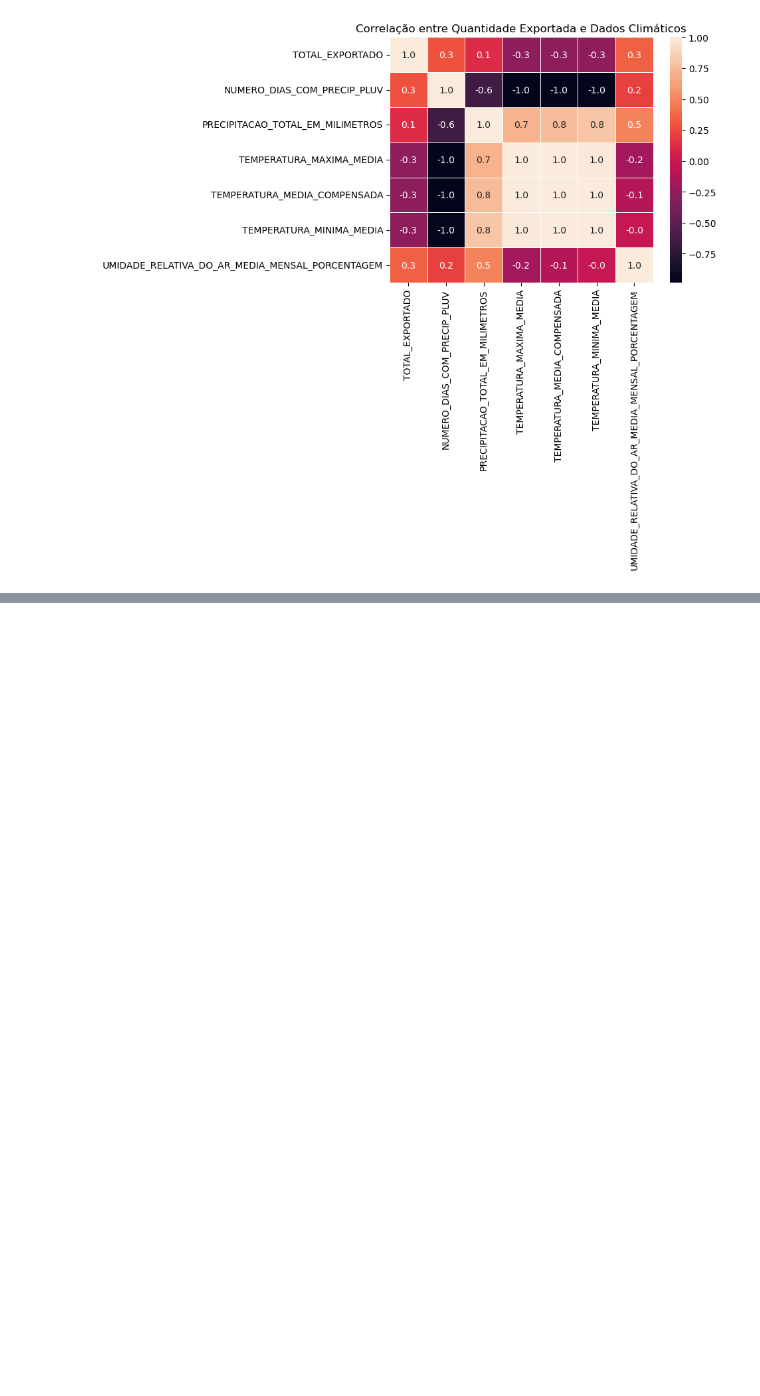
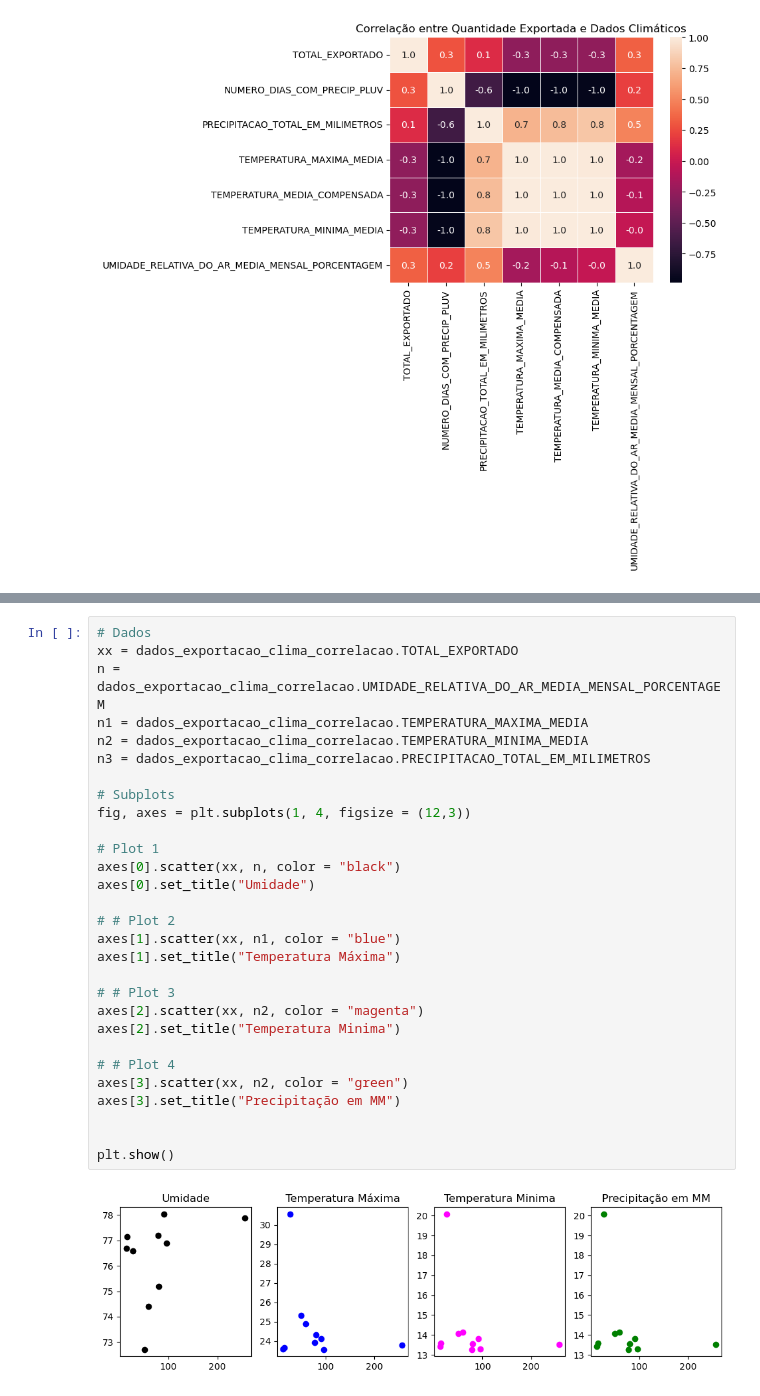
Before and after one commit to marcorc30/Tech_Challenge_fase1, a Jupyter notebook: dados_producao_clima.ipynb, the cells around one changed output, grey strips where cells are left out. Saved outputs shown, nothing was run; the diff lists cells and outputs as text; blank space fills up the shorter version.

```diff
--- a/dados_producao_clima.ipynb
+++ b/dados_producao_clima.ipynb
@@ -401,0 +491,31 @@ plt.show()
+# %%
+# Dados
+xx = dados_exportacao_clima_correlacao.TOTAL_EXPORTADO
+n = dados_exportacao_clima_correlacao.UMIDADE_RELATIVA_DO_AR_MEDIA_MENSAL_PORCENTAGEM
+n1 = dados_exportacao_clima_correlacao.TEMPERATURA_MAXIMA_MEDIA
+n2 = dados_exportacao_clima_correlacao.TEMPERATURA_MINIMA_MEDIA
+n3 = dados_exportacao_clima_correlacao.PRECIPITACAO_TOTAL_EM_MILIMETROS
+
+# Subplots
+fig, axes = plt.subplots(1, 4, figsize = (12,3))
+
+# Plot 1
+axes[0].scatter(xx, n, color = "black")
+axes[0].set_title("Umidade")
+
+# # Plot 2
+axes[1].scatter(xx, n1, color = "blue")
+axes[1].set_title("Temperatura Máxima")
+
+# # Plot 3
+axes[2].scatter(xx, n2, color = "magenta")
+axes[2].set_title("Temperatura Minima")
+
+# # Plot 4
+axes[3].scatter(xx, n2, color = "green")
+axes[3].set_title("Precipitação em MM")
+
+
+plt.show()
+# %% [output]
+[figure, added]
```
Also changed, not shown: parts of 7 cells of this notebook.
